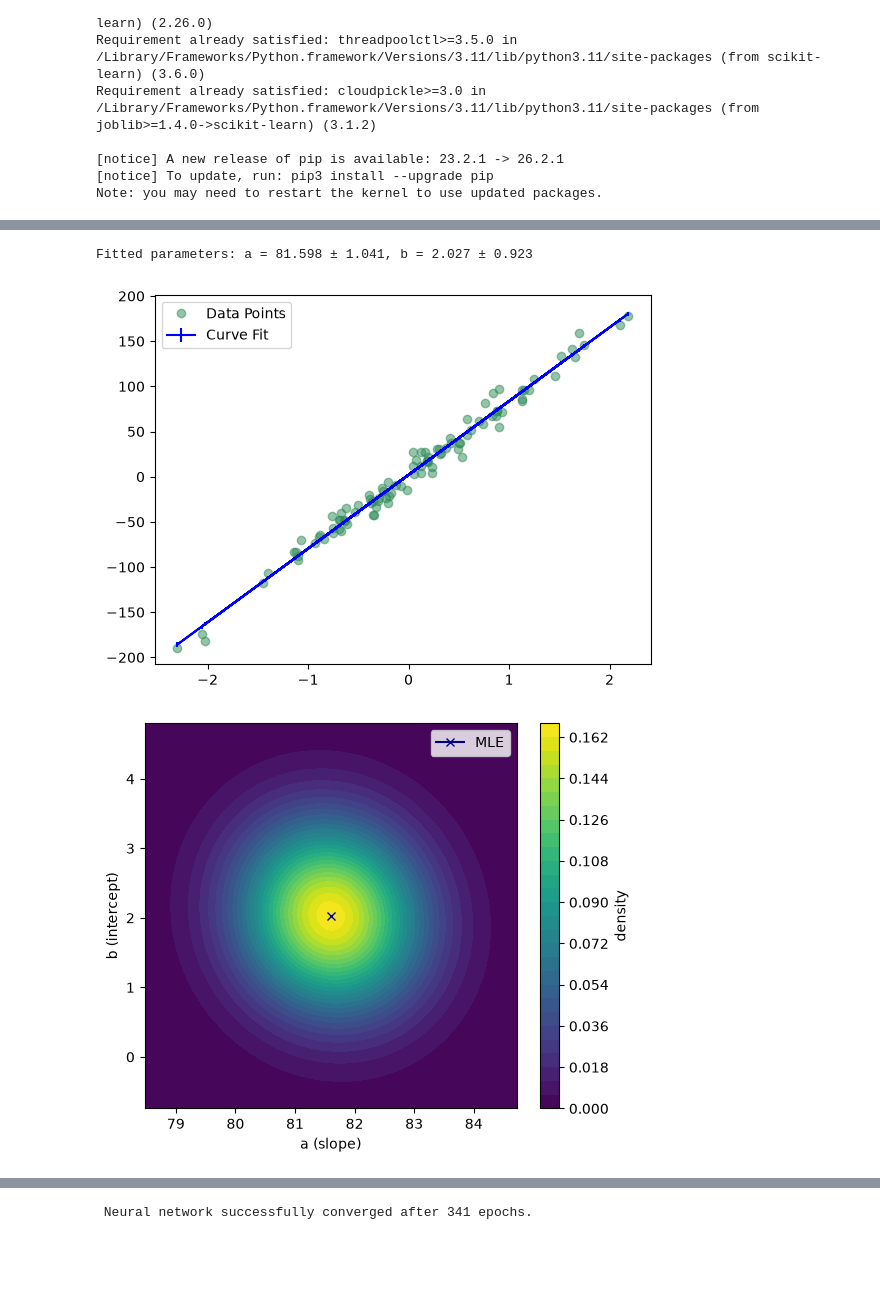
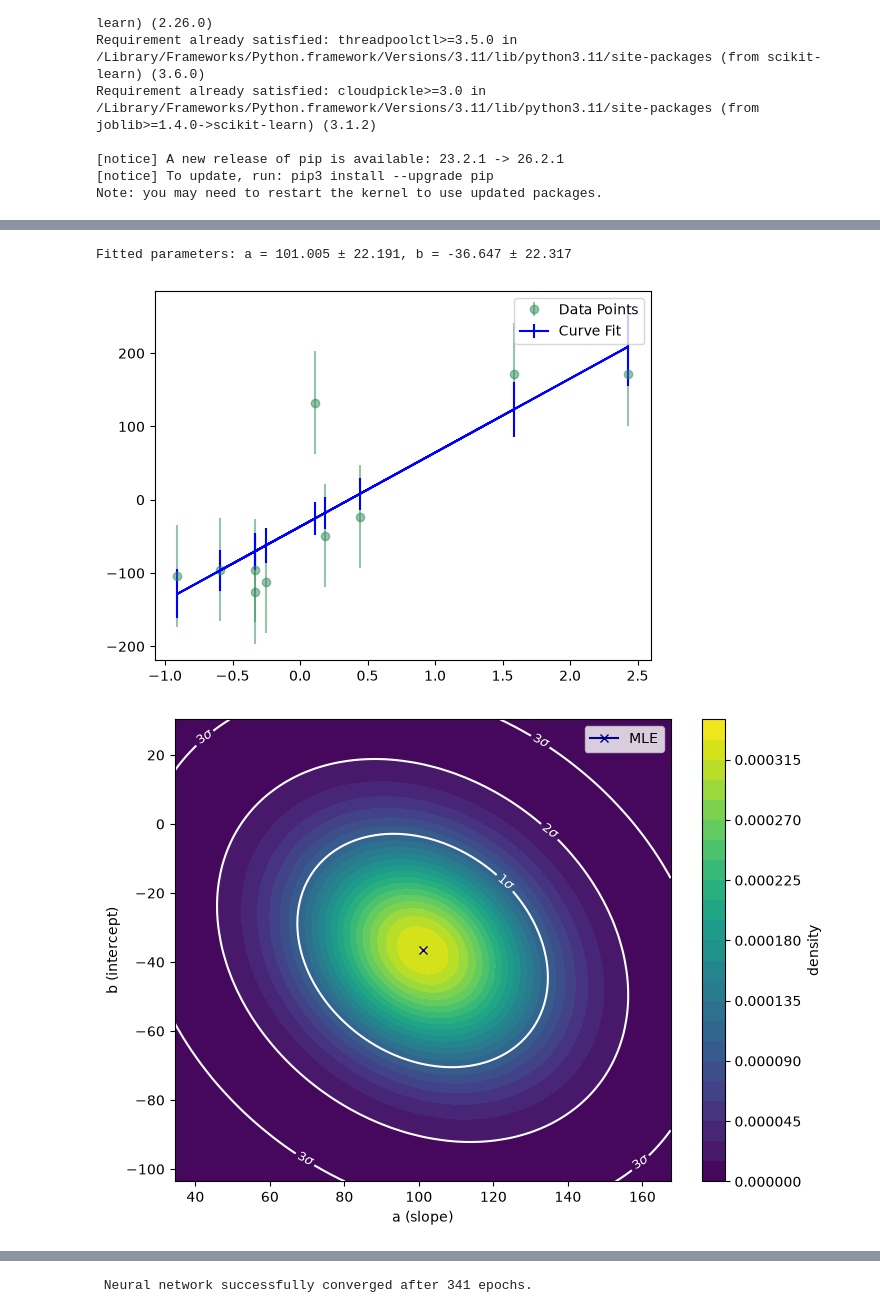
Before and after one commit to jarachisholm/SBI_clustering, a Jupyter notebook: first_notebook.ipynb, the cells around one changed output, grey strips where cells are left out. Saved outputs shown, nothing was run; the diff lists cells and outputs as text; code cells hidden in the pictures; blank space fills up the shorter version.

```diff
--- a/first_notebook.ipynb
+++ b/first_notebook.ipynb
@@ -180,8 +181,8 @@ Note: you may need to restart the kernel to use updated packages.
 # %%
 from sklearn.datasets import make_regression
 
-X, Y = make_regression(n_samples=100, n_features=1, noise=70, random_state=1)
-plt.plot(X[:, 0], Y, 'o', color = 'seagreen')
+X, Y = make_regression(n_samples=10, n_features=1, noise=70, random_state=5)
+plt.errorbar(X[:, 0], Y, yerr=70, fmt='o', color = 'seagreen')
 plt.title('Generated Linear Data')
 plt.xlabel('X (arb)')
 plt.ylabel('Y (arb)')
@@ -202,35 +203,50 @@ pvar = np.diag(pcov)
 y_fit = linear_model(X[:, 0], *popt)
 #error:
 y_err = np.sqrt(X[:, 0]**2 * var_a + var_b + 2 * X[:, 0] * cov_ab)
-plt.plot(X[:, 0], Y, 'o', color = 'seagreen',alpha=0.5, label='Data Points')
+plt.errorbar(X[:, 0], Y, yerr=70, fmt='o', color = 'seagreen',alpha=0.5, label='Data Points')
 plt.errorbar(X[:, 0], y_fit, y_err, color='blue', label='Curve Fit')
 plt.legend()
 
 print(f"Fitted parameters: a = {a:.3f} ± {np.sqrt(var_a):.3f}, b = {b:.3f} ± {np.sqrt(var_b):.3f}")
 # %% [output]
-Fitted parameters: a = 81.598 ± 1.041, b = 2.027 ± 0.923
+Fitted parameters: a = 101.005 ± 22.191, b = -36.647 ± 22.317
-[figure, old version]
+[figure, new version]
 # %%
 #Posterior implied by MLE and covariance matrix
 a_std, b_std = np.sqrt(np.diag(pcov))
 a_grid = np.linspace(a - 3*a_std, a + 3*a_std, 100)
 b_grid = np.linspace(b - 3*b_std, b + 3*b_std, 100)
 A, B = np.meshgrid(a_grid, b_grid)
 
+sigma_levels = [1, 2, 3]
+sigma_values = [0.6827, 0.9545, 0.9973]
+peak_density = rv.pdf(popt)
+
+from scipy.stats import chi2
+chi2_vals = chi2.ppf(sigma_values, df=2)
+density_levels = sorted(peak_density * np.exp(-0.5 * chi2_vals))
+
 pos = np.dstack((A, B))
 rv = sp.stats.multivariate_normal(mean=popt, cov=pcov)
 Z = rv.pdf(pos)
 
-plt.figure(figsize=(6, 5))
+plt.figure(figsize=(8, 6))
+plt.contourf(A, B, Z, levels=30)  # your filled background, unchanged
+contour_lines = plt.contour(A, B, Z, levels=density_levels, colors='white', linewidths=1.5)
+
+# Label each ring manually with its sigma level
+fmt = {density_levels[i]: f'{sigma_levels[::-1][i]}$\\sigma$' for i in range(3)}
+plt.clabel(contour_lines, inline=True, fmt=fmt, fontsize=9)
+
 plt.contourf(A, B, Z, levels=30)
 plt.plot(*popt, color='darkblue', marker='x', label='MLE')
 plt.xlabel('a (slope)')
 plt.ylabel('b (intercept)')
 plt.legend()
 plt.colorbar(label='density')
 plt.show()
 # %% [output]
-[figure, old version]
+[figure, new version]
 # %%
 #MCMC chain
 x = X[:, 0]
```
Also changed, not shown: parts of 5 cells of this notebook, 1 other file.
